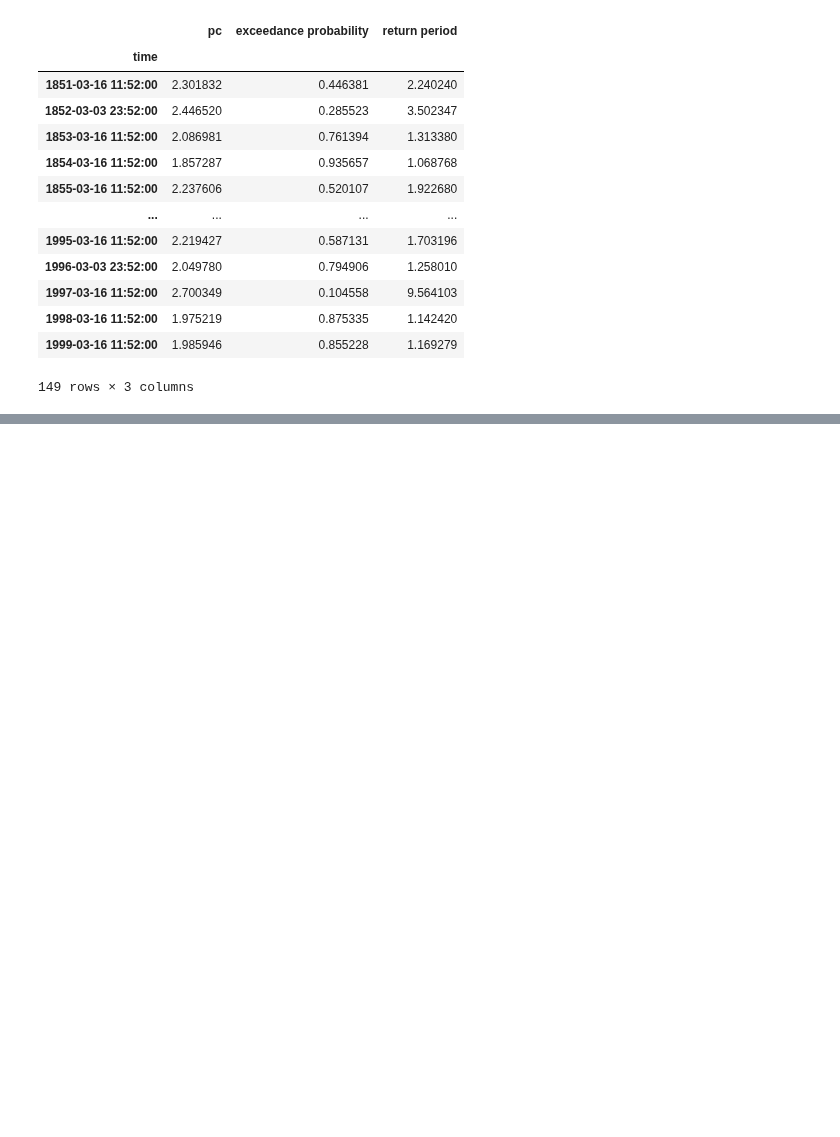
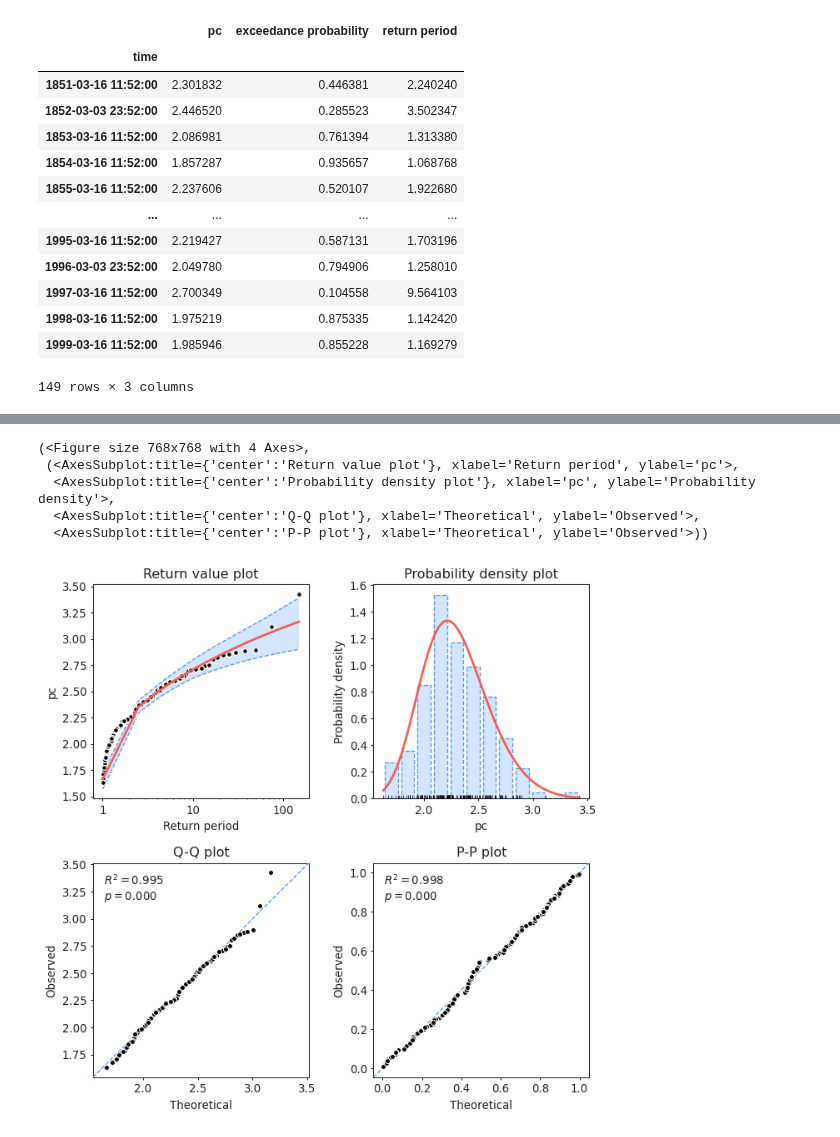
Before and after one commit to liuquan18/Teleconnection, a Jupyter notebook: scripts/EVT/example.ipynb, the cells around one changed output, grey strips where cells are left out. Cells and saved outputs as stored; diff of their text form; code cells hidden in the pictures; blank space fills up the shorter version.

```diff
--- a/scripts/EVT/example.ipynb
+++ b/scripts/EVT/example.ipynb
@@ -189,0 +213,8 @@ last10_all_return_periods.sort_values("return period", ascending=False).plot(x =
+# %%
+kwargs = {
+        # 'extremes_method':"BM",
+        'extremes_type':"high",
+        'block_size':"365.2425D",
+        # 'return_period_size':"365.2425D",
+        # 'plotting_position':"cunnane",
+}
@@ -189,0 +237,5 @@ last10_all_return_periods.sort_values("return period", ascending=False).plot(x =
+# %%
+model = model.from_extremes(all_extreme,
+    method = 'BM',
+    **kwargs
+    )
@@ -189,0 +265,2 @@ last10_all_return_periods.sort_values("return period", ascending=False).plot(x =
+# %%
+model.fit_model()
@@ -189,0 +308,9 @@ last10_all_return_periods.sort_values("return period", ascending=False).plot(x =
+# %%
+model.plot_diagnostic(alpha=0.95)
+# %% [output]
+(<Figure size 768x768 with 4 Axes>,
+ (<AxesSubplot:title={'center':'Return value plot'}, xlabel='Return period', ylabel='pc'>,
+  <AxesSubplot:title={'center':'Probability density plot'}, xlabel='pc', ylabel='Probability density'>,
+  <AxesSubplot:title={'center':'Q-Q plot'}, xlabel='Theoretical', ylabel='Observed'>,
+  <AxesSubplot:title={'center':'P-P plot'}, xlabel='Theoretical', ylabel='Observed'>))
+[figure, added]
```
Also changed, not shown: parts of 24 cells of this notebook, 2 other files.
